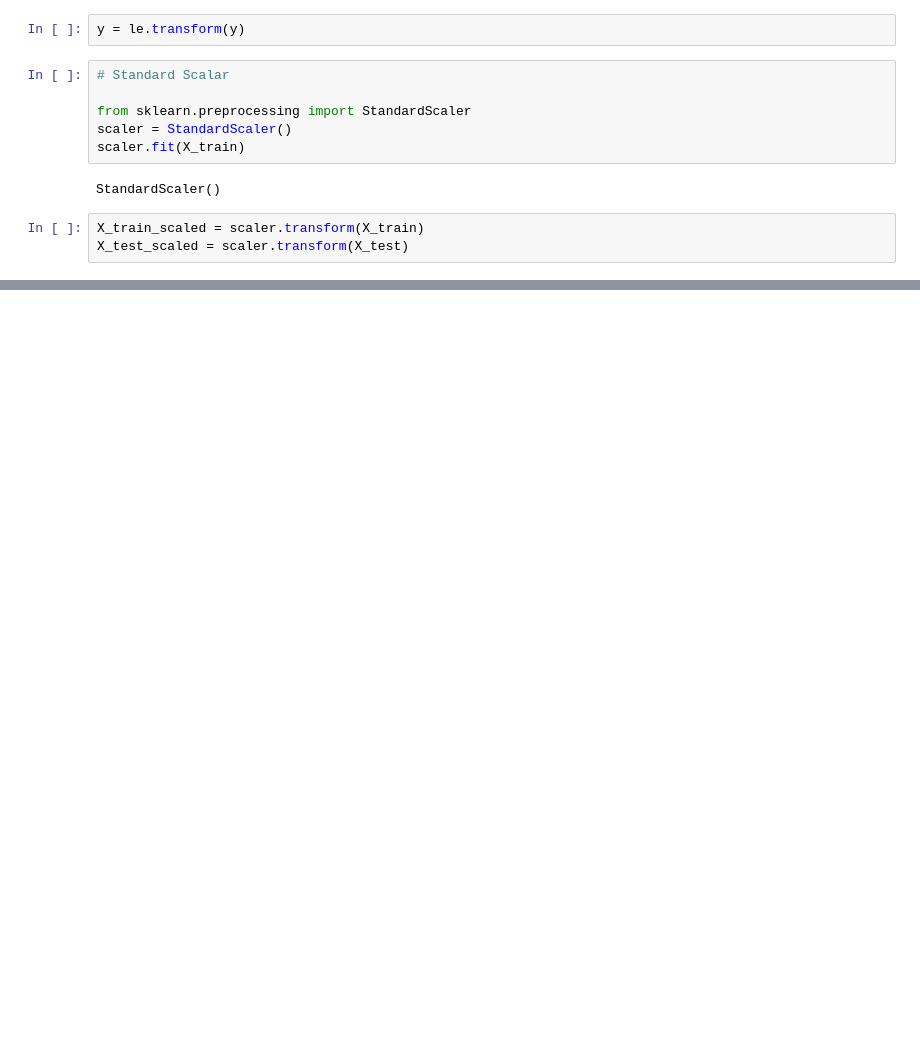
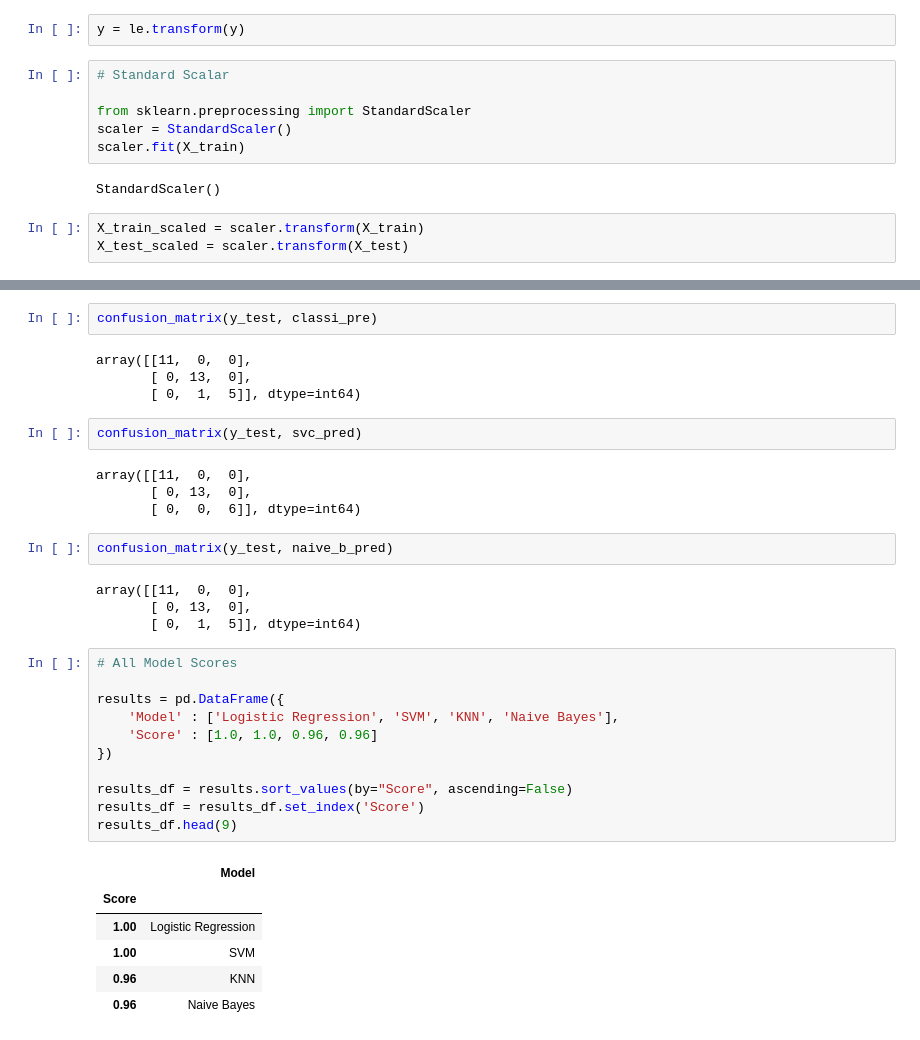
Before and after one commit to Ruban2205/Iris_Classification, a Jupyter notebook: iris_classification_main.ipynb, the cells around one changed output, grey strips where cells are left out. Saved outputs shown, nothing was run; the diff lists cells and outputs as text; blank space fills up the shorter version.

Commit message:
Model Completed

```diff
--- a/iris_classification_main.ipynb
+++ b/iris_classification_main.ipynb
@@ -128,0 +213,36 @@ X_test_scaled = scaler.transform(X_test)
+# %%
+confusion_matrix(y_test, classi_pre)
+# %% [output]
+array([[11,  0,  0],
+       [ 0, 13,  0],
+       [ 0,  1,  5]], dtype=int64)
+# %%
+confusion_matrix(y_test, svc_pred)
+# %% [output]
+array([[11,  0,  0],
+       [ 0, 13,  0],
+       [ 0,  0,  6]], dtype=int64)
+# %%
+confusion_matrix(y_test, naive_b_pred)
+# %% [output]
+array([[11,  0,  0],
+       [ 0, 13,  0],
+       [ 0,  1,  5]], dtype=int64)
+# %%
+# All Model Scores
+
+results = pd.DataFrame({
+    'Model' : ['Logistic Regression', 'SVM', 'KNN', 'Naive Bayes'],
+    'Score' : [1.0, 1.0, 0.96, 0.96]
+})
+
+results_df = results.sort_values(by="Score", ascending=False)
+results_df = results_df.set_index('Score')
+results_df.head(9)
+# %% [output]
+|  | Model |
+| Score |  |
+| 1.00 | Logistic Regression |
+| 1.00 | SVM |
+| 0.96 | KNN |
+| 0.96 | Naive Bayes |
```
Also changed, not shown: parts of 22 cells of this notebook.
